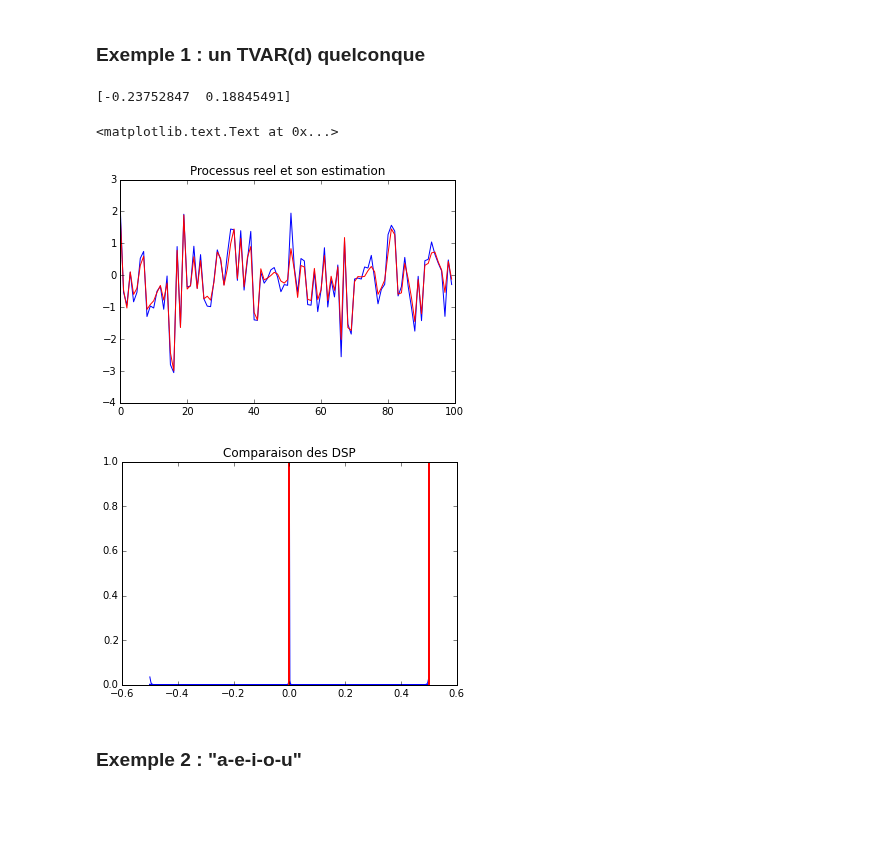
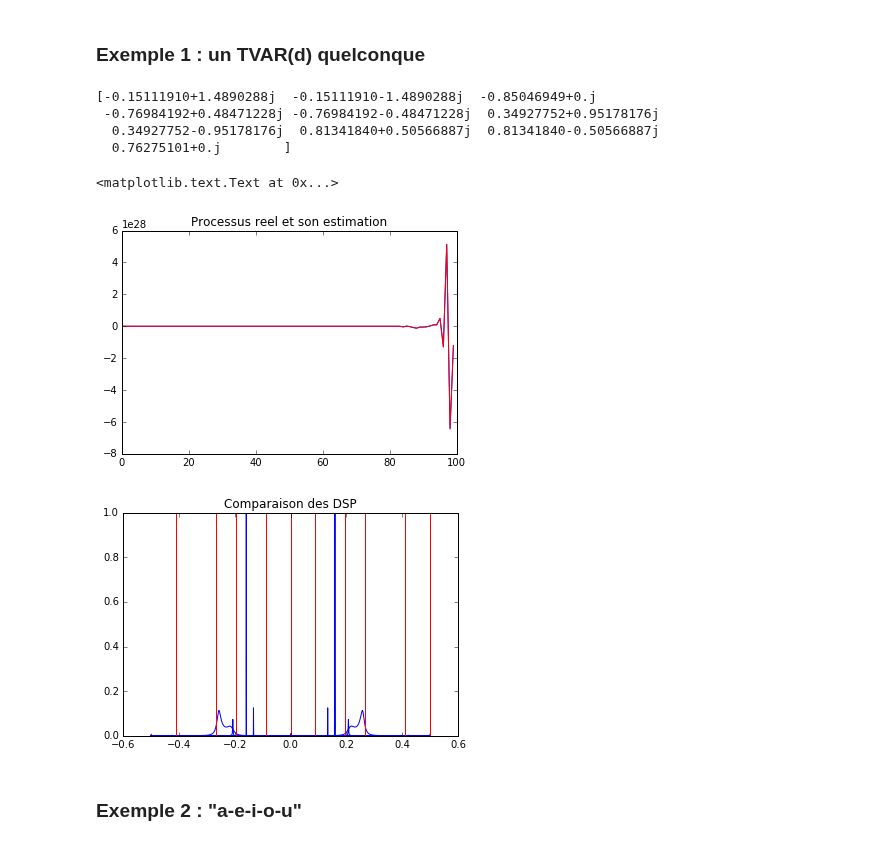
Before and after one commit to jngod2011/TVAR_Prediction, a Jupyter notebook: SIGMA205_exemple_TVAR(2).ipynb, the cells around one changed output. Drawn from its saved outputs; the diff is of its cells as text; code cells hidden in the pictures; blank space fills up the shorter version.

```diff
--- a/SIGMA205_exemple_TVAR(2).ipynb
+++ b/SIGMA205_exemple_TVAR(2).ipynb
@@ -326,12 +355,11 @@ def generation_est(X, d, T, mu):
     theta_est = np.matrix(np.zeros((d,T)))
     X_est = np.zeros(T)
 
-    for k in (np.arange(T)):
-        XX = X[T+k-d:T+k][::-1i]
+    for k in (np.arange(T)): # on fait T itérations
+        XX = X[T+k-d:T+k][::-1]
 
         if k==0:
             theta_est[:,k] = np.matrix(mu * X[T+k] * XX / (1 + mu * norm(XX) ** 2)).T
-
         else:
             theta_est[:,k] = np.matrix(theta_est[:,k-1].T + mu * (X[T+k] - np.dot(XX, theta_est[:,k-1])) * XX / (1 + mu * norm(XX) ** 2)).T
 
@@ -382,46 +410,48 @@ Comme on s'en doutait, la valeur de $\mu$ influe sur la qualité de l'estimateur
 # %% [markdown]
 ### Exemple 1 : un TVAR(d) quelconque
 # %%
-d = 2
+d = 10
 T = int(1e2)
 mu = 5e-0 #d=2 -> mu = 1, d=10 -> mu = 0.5
 epsilon = np.random.randn(2*T)
 
 X, theta = generation_TVAR(d, T, epsilon)
 X_est, theta_est = generation_est(X, d, T, mu)
 
 plt.figure()
 plt.plot(X[T:], 'b', label = 'X')
 plt.plot(X_est, 'r', label = 'X_est')
 plt.title("Processus reel et son estimation")
 
-N = 512
+N = 2**15
 
 dsp_X = dsp(theta, T, N)
 dsp_X_est = dsp(theta_est, T, N)
 
-if d==2:
-    coeffs = np.ones(d+1)
-    coeffs[1:] = theta[:,0].T
-    roots = np.roots(coeffs)
-    print(roots)
-    angles = np.angle(roots) / (2 * np.pi)
+coeffs = np.ones(d+1)
+coeffs[1:] = theta[:,0].T
+roots = np.roots(coeffs)
+print(roots)
+angles = np.angle(roots) / (2 * np.pi)
 
 
 lambd = np.arange(-N/2, N/2, 1, dtype = 'double') / N
 
 plt.figure()
-#plt.plot(lambd, dsp_X/np.max(abs(dsp_X)), 'r', label ='vraie DSP')
+#plt.plot(lambd, dsp_X/np.max(abs(dsp_X)), 'b', label ='vraie DSP')
 plt.plot(lambd, dsp_X_est/np.max(abs(dsp_X_est)), 'b', label = 'DSP estimee')
-if d==2:
-    for k in np.arange(d):
-        plt.axvline(x=angles[k], ymin=0, ymax=1, linewidth=2, color = 'r')
+
+for k in np.arange(d):
+    plt.axvline(x=angles[k], ymin=0, ymax=1, linewidth=1, color = 'r')
 plt.title("Comparaison des DSP")
 # %% [output]
-[-0.23752847  0.18845491]
+[-0.15111910+1.4890288j  -0.15111910-1.4890288j  -0.85046949+0.j
+ -0.76984192+0.48471228j -0.76984192-0.48471228j  0.34927752+0.95178176j
+  0.34927752-0.95178176j  0.81341840+0.50566887j  0.81341840-0.50566887j
+  0.76275101+0.j        ]
 <matplotlib.text.Text at 0x...>
-[figure, old version]
+[figure, new version]
-[figure, old version]
+[figure, new version]
 # %% [markdown]
 ### Exemple 2 : "a-e-i-o-u"
 # %% [markdown]
```
Also changed, not shown: parts of 11 cells of this notebook.
